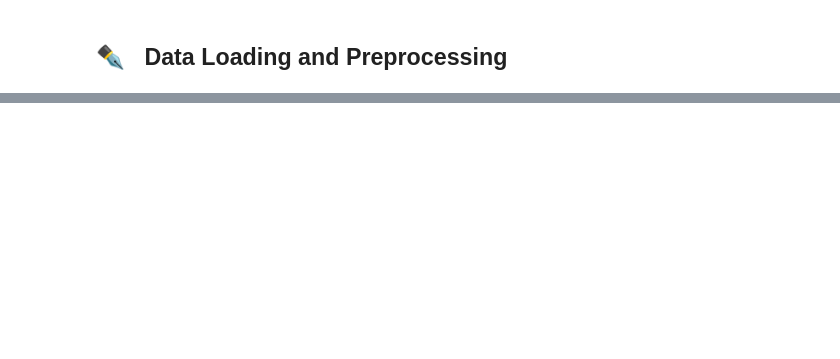
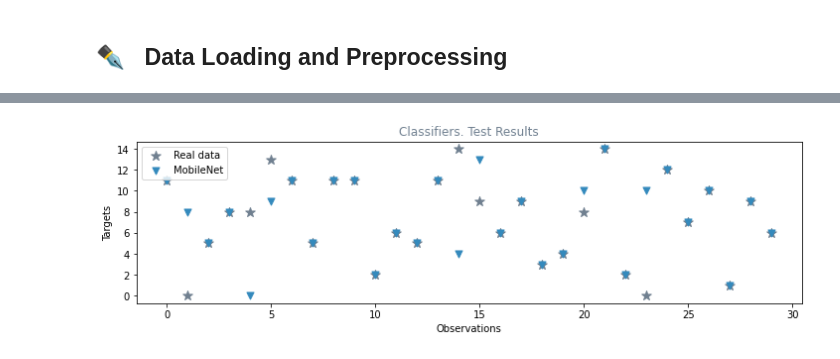
Before and after one commit to OlgaBelitskaya/colab_notebooks, a Jupyter notebook: cultivar_recognition.ipynb, the cells around one changed output, grey strips where cells are left out. Cells and saved outputs as stored; diff of their text form; code cells hidden in the pictures; blank space fills up the shorter version.

```diff
--- a/cultivar_recognition.ipynb
+++ b/cultivar_recognition.ipynb
@@ -300,0 +305,31 @@ model.evaluate(x_test,y_test)
+# %%
+def premodel(img_size,den,mh,num_classes):
+    model=tf.keras.Sequential([
+        tf.keras.layers.Input((img_size,img_size,3),name='input'),
+        th.KerasLayer(mh,trainable=True),
+        tkl.Flatten(),
+        tkl.Dense(den,activation='relu'),
+        tkl.Dropout(rate=.5),
+        tkl.Dense(num_classes,activation='softmax')])
+    model.compile(optimizer='nadam',metrics=['accuracy'],
+                  loss='sparse_categorical_crossentropy')
+    display(model.summary())
+    return model
+def cb(model_weights):
+    early_stopping=tkc.EarlyStopping(
+        monitor='val_loss',patience=20,verbose=2)
+    checkpointer=tkc.ModelCheckpoint(
+    filepath=model_weights,verbose=2,save_weights_only=True,
+    monitor='val_accuracy',mode='max',save_best_only=True)
+    lr_reduction=tkc.ReduceLROnPlateau(
+        monitor='val_loss',verbose=2,patience=5,factor=.8)
+    return [checkpointer,early_stopping,lr_reduction]
+# %%
+handle_base='mobilenet_v2_075_160'
+mhandle='https://tfhub.dev/google/imagenet/{}/feature_vector/4'\
+.format(handle_base)
+# %%
+model=premodel(img_size,1024,mhandle,num_classes)
+history=model.fit(x=x_train,y=y_train,batch_size=32,
+                  epochs=70,callbacks=cb(model_weights),
+                  validation_data=(x_valid,y_valid))
@@ -300,0 +373,3 @@ model.evaluate(x_test,y_test)
+# %%
+model.load_weights(model_weights)
+model.evaluate(x_test,y_test)
@@ -300,0 +379,5 @@ model.evaluate(x_test,y_test)
+# %%
+y_mob_test=np.argmax(model.predict(x_test),axis=-1)
+plot_predict(y_mob_test,'MobileNet')
+# %% [output]
+[figure, added]
```
Also changed, not shown: parts of 43 cells of this notebook, 1 other file.
